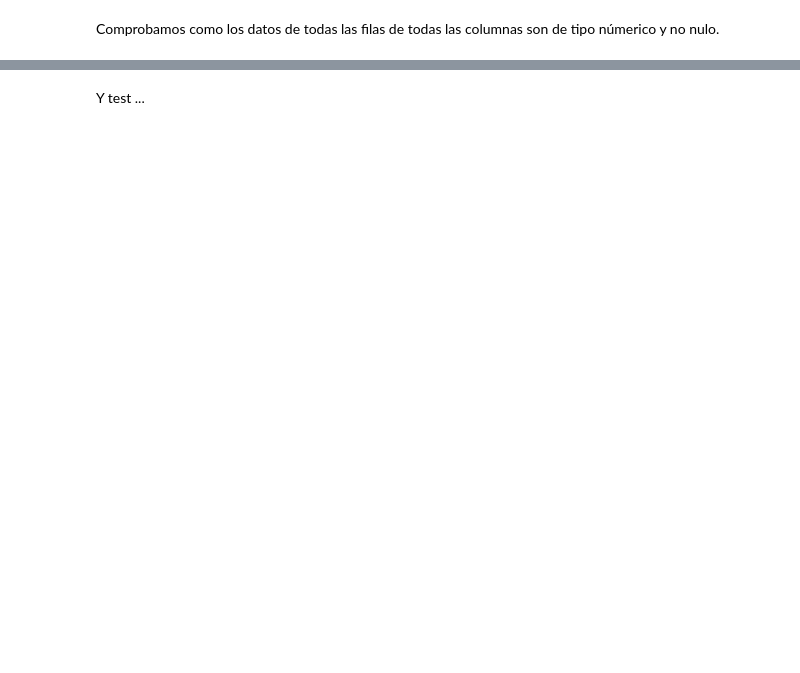
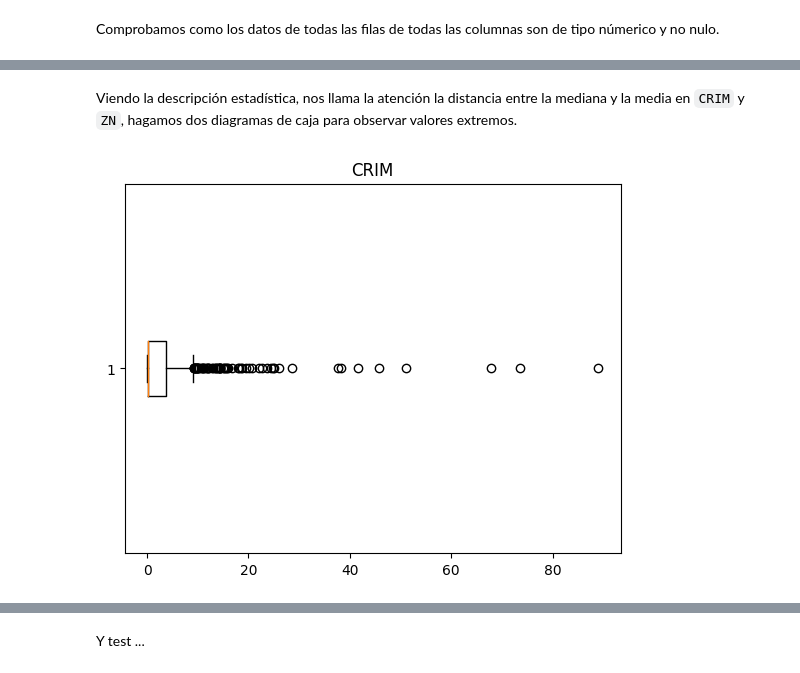
Before and after one commit to aar-x/SkLearn_Train_Test, a Jupyter notebook: M5T02.ipynb, the cells around one changed output, grey strips where cells are left out. Cells and saved outputs as stored; diff of their text form; code cells hidden in the pictures; blank space fills up the shorter version.

```diff
--- a/M5T02.ipynb
+++ b/M5T02.ipynb
@@ -72,0 +121,8 @@ Comprobamos como los datos de todas las filas de todas las columnas son de tipo
+# %% [markdown]
+Viendo la descripción estadística, nos llama la atención la distancia entre la mediana y la media en `CRIM` y `ZN`, hagamos dos diagramas de caja para observar valores extremos.
+# %%
+plt.boxplot(viviendas.CRIM, vert=False)
+plt.title('CRIM')
+plt.show()
+# %% [output]
+[figure, added]
```
Also changed, not shown: parts of 125 cells of this notebook.
